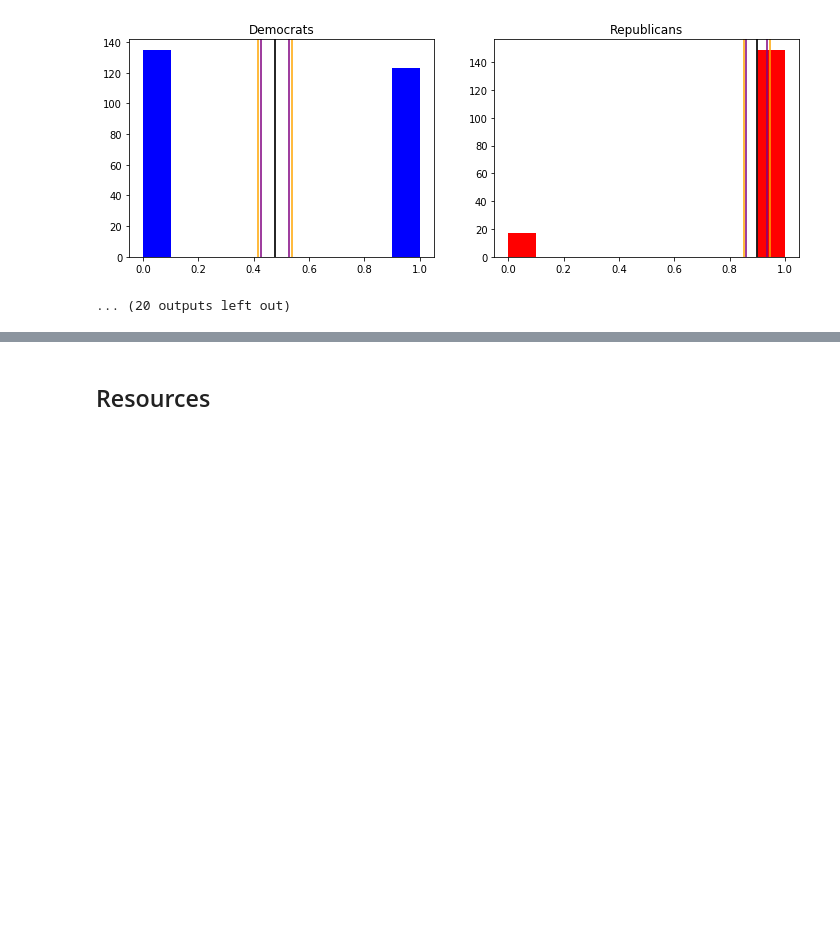
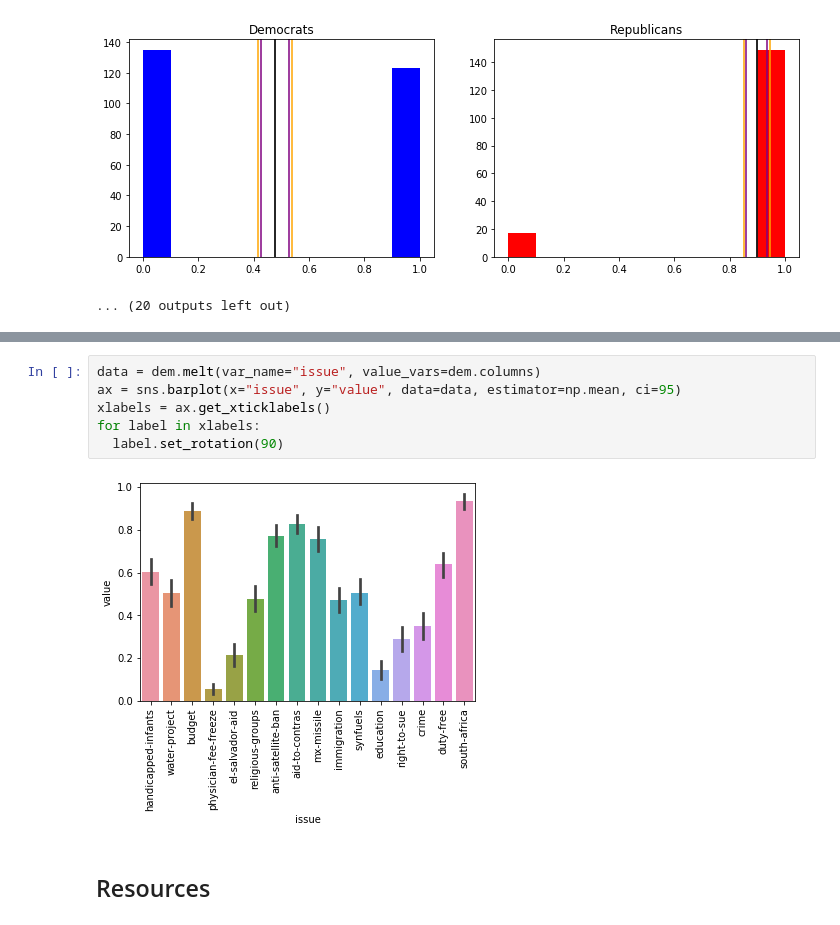
Before and after one commit to ekoly/DS-Unit-1-Sprint-2-Statistics, a Jupyter notebook: module3/LS_DS_123_Introduction_to_Bayesian_Inference_Assignment.ipynb, the cells around one changed output, grey strips where cells are left out. Drawn from its saved outputs; the diff is of its cells as text; blank space fills up the shorter version.

```diff
--- a/module3/LS_DS_123_Introduction_to_Bayesian_Inference_Assignment.ipynb
+++ b/module3/LS_DS_123_Introduction_to_Bayesian_Inference_Assignment.ipynb
@@ -225,3 +241,11 @@ religious-groups
+# %%
+data = dem.melt(var_name="issue", value_vars=dem.columns)
+ax = sns.barplot(x="issue", y="value", data=data, estimator=np.mean, ci=95)
+xlabels = ax.get_xticklabels()
+for label in xlabels:
+  label.set_rotation(90)
+# %% [output]
+[figure, added]
 # %% [markdown]
 ## Resources
 # %% [markdown]
```
Also changed, not shown: parts of 2 cells of this notebook.
